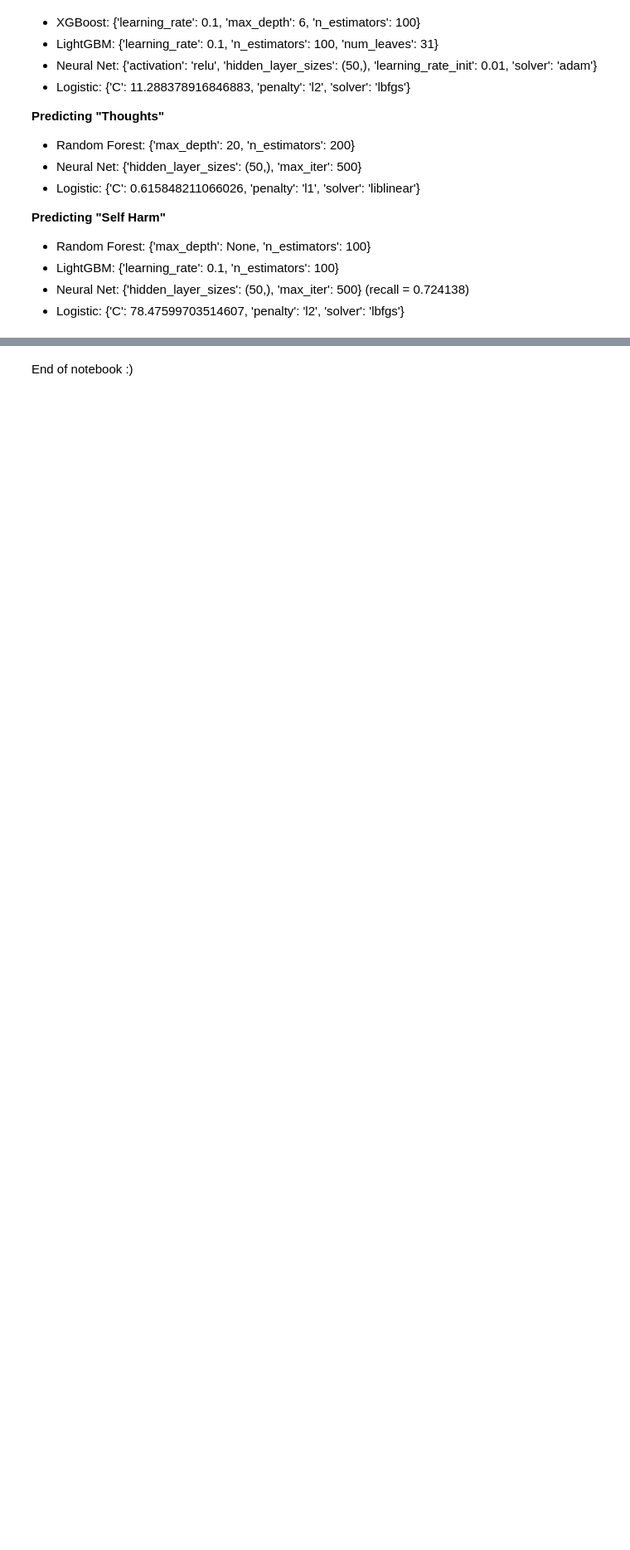
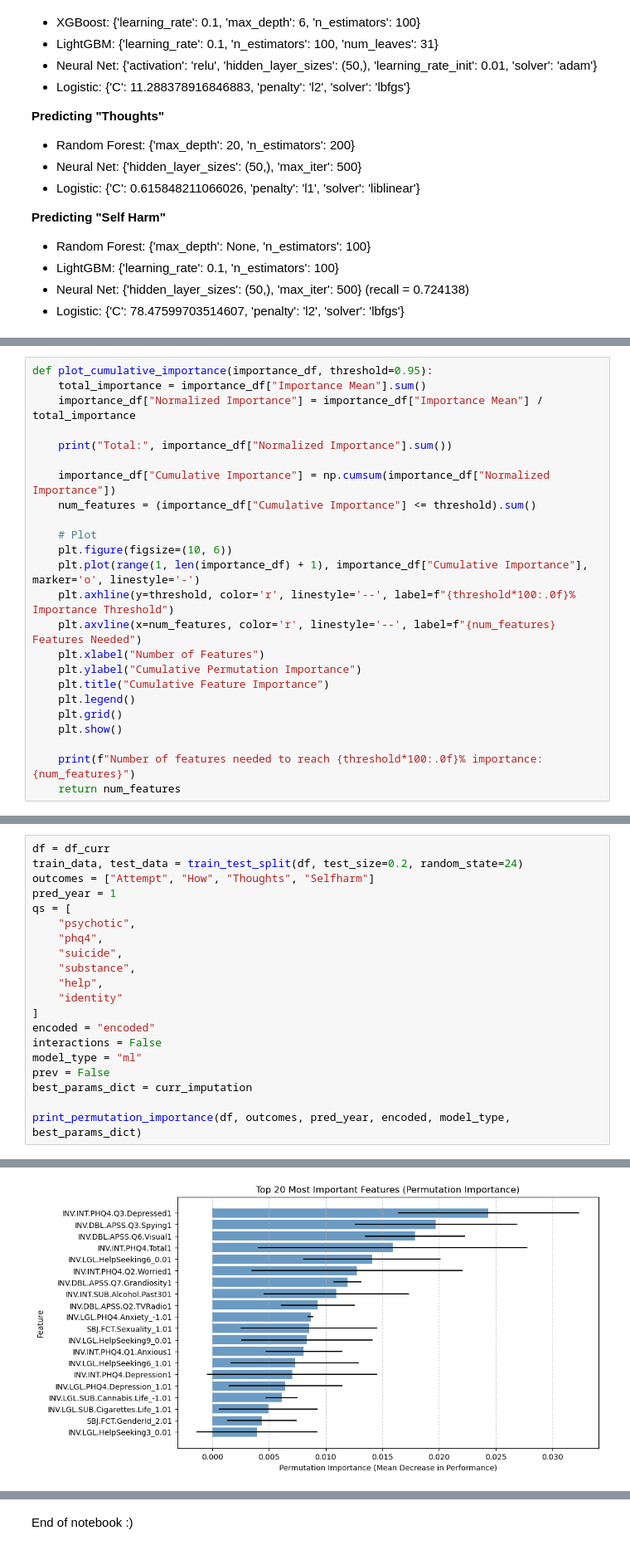
Before and after one commit to ElizabethHZhong/suicide-risk-modeling, a Jupyter notebook: compounding.ipynb, the cells around one changed output, grey strips where cells are left out. Shown at 83% size. Cells and saved outputs as stored; diff of their text form; blank space fills up the shorter version.

```diff
--- a/compounding.ipynb
+++ b/compounding.ipynb
@@ -1045,0 +1436,24 @@ prev_imputation = {
+# %%
+def plot_cumulative_importance(importance_df, threshold=0.95):
+    total_importance = importance_df["Importance Mean"].sum()
+    importance_df["Normalized Importance"] = importance_df["Importance Mean"] / total_importance
+
+    print("Total:", importance_df["Normalized Importance"].sum())
+
+    importance_df["Cumulative Importance"] = np.cumsum(importance_df["Normalized Importance"])
+    num_features = (importance_df["Cumulative Importance"] <= threshold).sum()
+
+    # Plot
+    plt.figure(figsize=(10, 6))
+    plt.plot(range(1, len(importance_df) + 1), importance_df["Cumulative Importance"], marker='o', linestyle='-')
+    plt.axhline(y=threshold, color='r', linestyle='--', label=f"{threshold*100:.0f}% Importance Threshold")
+    plt.axvline(x=num_features, color='r', linestyle='--', label=f"{num_features} Features Needed")
+    plt.xlabel("Number of Features")
+    plt.ylabel("Cumulative Permutation Importance")
+    plt.title("Cumulative Feature Importance")
+    plt.legend()
+    plt.grid()
+    plt.show()
+
+    print(f"Number of features needed to reach {threshold*100:.0f}% importance: {num_features}")
+    return num_features
@@ -1045,0 +1499,21 @@ prev_imputation = {
+# %%
+df = df_curr
+train_data, test_data = train_test_split(df, test_size=0.2, random_state=24)
+outcomes = ["Attempt", "How", "Thoughts", "Selfharm"]
+pred_year = 1
+qs = [
+    "psychotic",
+    "phq4",
+    "suicide",
+    "substance",
+    "help",
+    "identity"
+]
+encoded = "encoded"
+interactions = False
+model_type = "ml"
+prev = False
+best_params_dict = curr_imputation
+
+print_permutation_importance(df, outcomes, pred_year, encoded, model_type, best_params_dict)
+# %% [output]
@@ -1045,0 +1521 @@ prev_imputation = {
+[figure, added]
```
Also changed, not shown: parts of 30 cells of this notebook.
